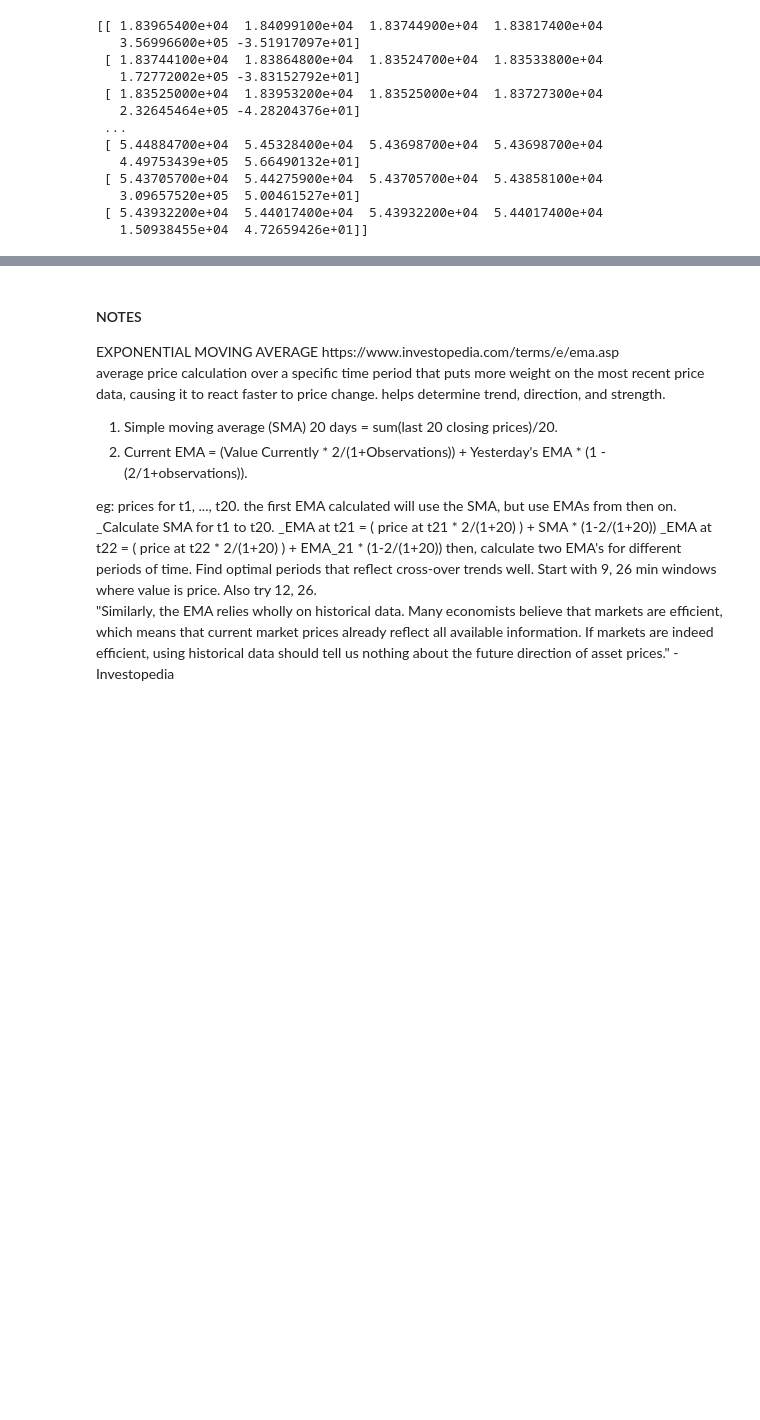
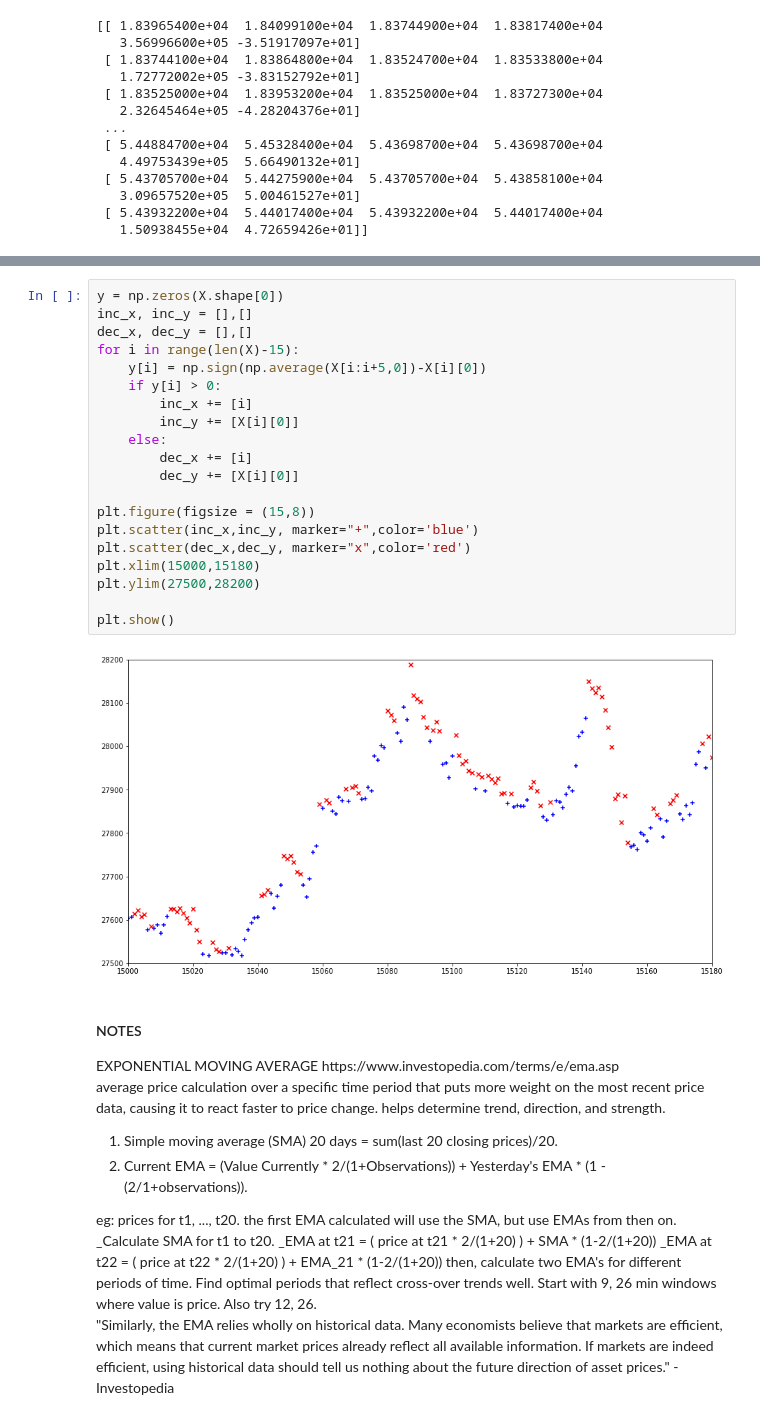
Before and after one commit to Yosef-Peyser/machine_learning_2021, a Jupyter notebook: Data_collection_yossi.ipynb, the cells around one changed output, grey strips where cells are left out. Cells and saved outputs as stored; diff of their text form; blank space fills up the shorter version.

```diff
--- a/Data_collection_yossi.ipynb
+++ b/Data_collection_yossi.ipynb
@@ -113,3 +124,25 @@ plt.show()
+# %%
+y = np.zeros(X.shape[0])
+inc_x, inc_y = [],[]
+dec_x, dec_y = [],[]
+for i in range(len(X)-15):
+    y[i] = np.sign(np.average(X[i:i+5,0])-X[i][0])
+    if y[i] > 0:
+        inc_x += [i]
+        inc_y += [X[i][0]]
+    else:
+        dec_x += [i]
+        dec_y += [X[i][0]]
+
+plt.figure(figsize = (15,8))
+plt.scatter(inc_x,inc_y, marker="+",color='blue')
+plt.scatter(dec_x,dec_y, marker="x",color='red')
+plt.xlim(15000,15180)
+plt.ylim(27500,28200)
+
+plt.show()
+# %% [output]
+[figure, added]
 # %% [markdown]
 <h4>NOTES</h4>
 EXPONENTIAL MOVING AVERAGE https://www.investopedia.com/terms/e/ema.asp
```
Also changed, not shown: parts of 2 cells of this notebook.
